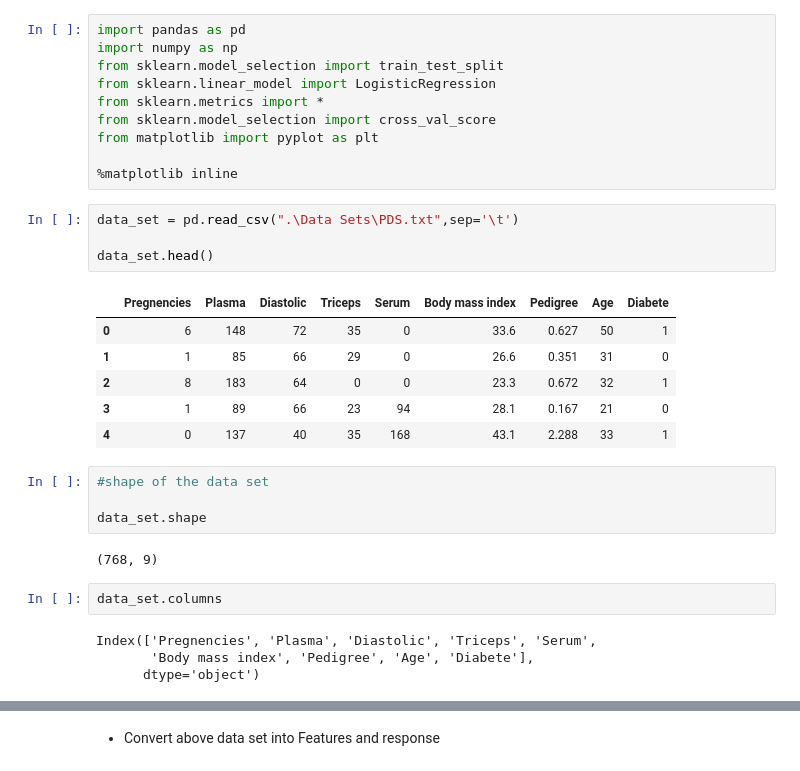
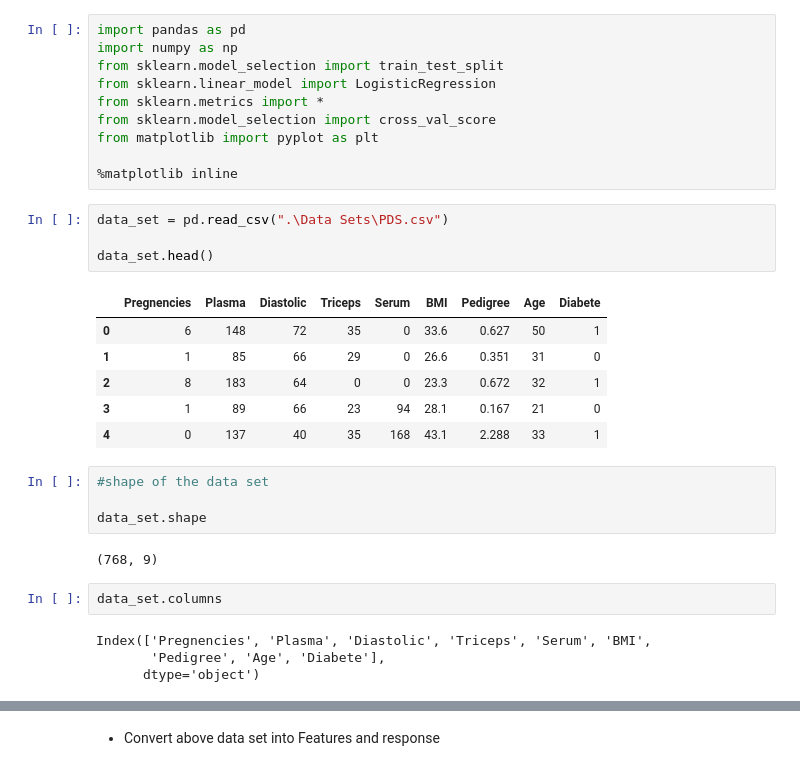
Before and after one commit to Chetanimravan/-Evaluation-Metrics, a Jupyter notebook: 01 - Confusion Metrics & Gain and Lift Chart.ipynb, the cells around one changed output, grey strips where cells are left out. Saved outputs shown, nothing was run; the diff lists cells and outputs as text.

```diff
--- a/01 - Confusion Metrics & Gain and Lift Chart.ipynb
+++ b/01 - Confusion Metrics & Gain and Lift Chart.ipynb
@@ -15,11 +15,11 @@ from matplotlib import pyplot as plt
 
 %matplotlib inline
 # %%
-data_set = pd.read_csv(".\Data Sets\PDS.txt",sep='\t')
+data_set = pd.read_csv(".\Data Sets\PDS.csv")
 
 data_set.head()
 # %% [output]
-|  | Pregnencies | Plasma | Diastolic | Triceps | Serum | Body mass index | Pedigree | Age | Diabete |
+|  | Pregnencies | Plasma | Diastolic | Triceps | Serum | BMI | Pedigree | Age | Diabete |
 | 0 | 6 | 148 | 72 | 35 | 0 | 33.6 | 0.627 | 50 | 1 |
 | 1 | 1 | 85 | 66 | 29 | 0 | 26.6 | 0.351 | 31 | 0 |
 | 2 | 8 | 183 | 64 | 0 | 0 | 23.3 | 0.672 | 32 | 1 |
@@ -34,8 +34,8 @@ data_set.shape
 # %%
 data_set.columns
 # %% [output]
-Index(['Pregnencies', 'Plasma', 'Diastolic', 'Triceps', 'Serum',
-       'Body mass index', 'Pedigree', 'Age', 'Diabete'],
+Index(['Pregnencies', 'Plasma', 'Diastolic', 'Triceps', 'Serum', 'BMI',
+       'Pedigree', 'Age', 'Diabete'],
       dtype='object')
 # %%
 data_set.dtypes
```
Also changed, not shown: parts of 12 cells of this notebook, 1 other file.
